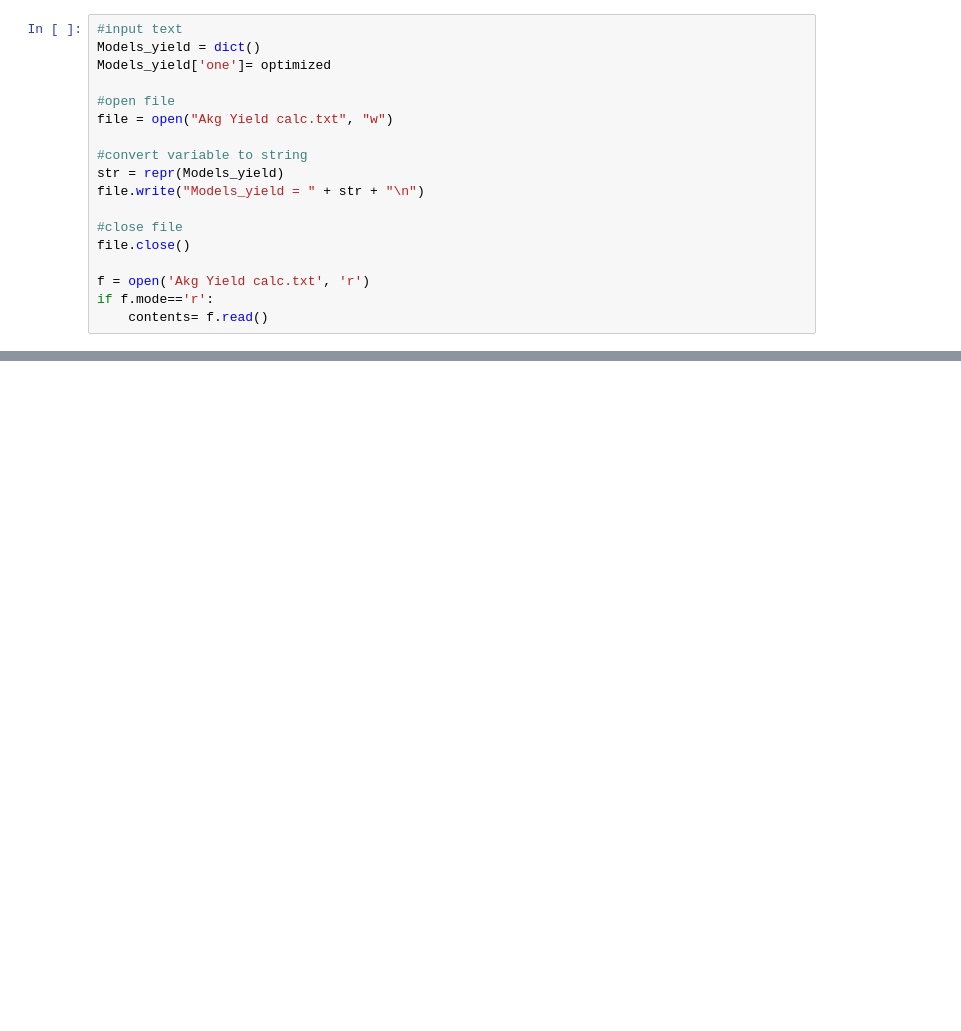
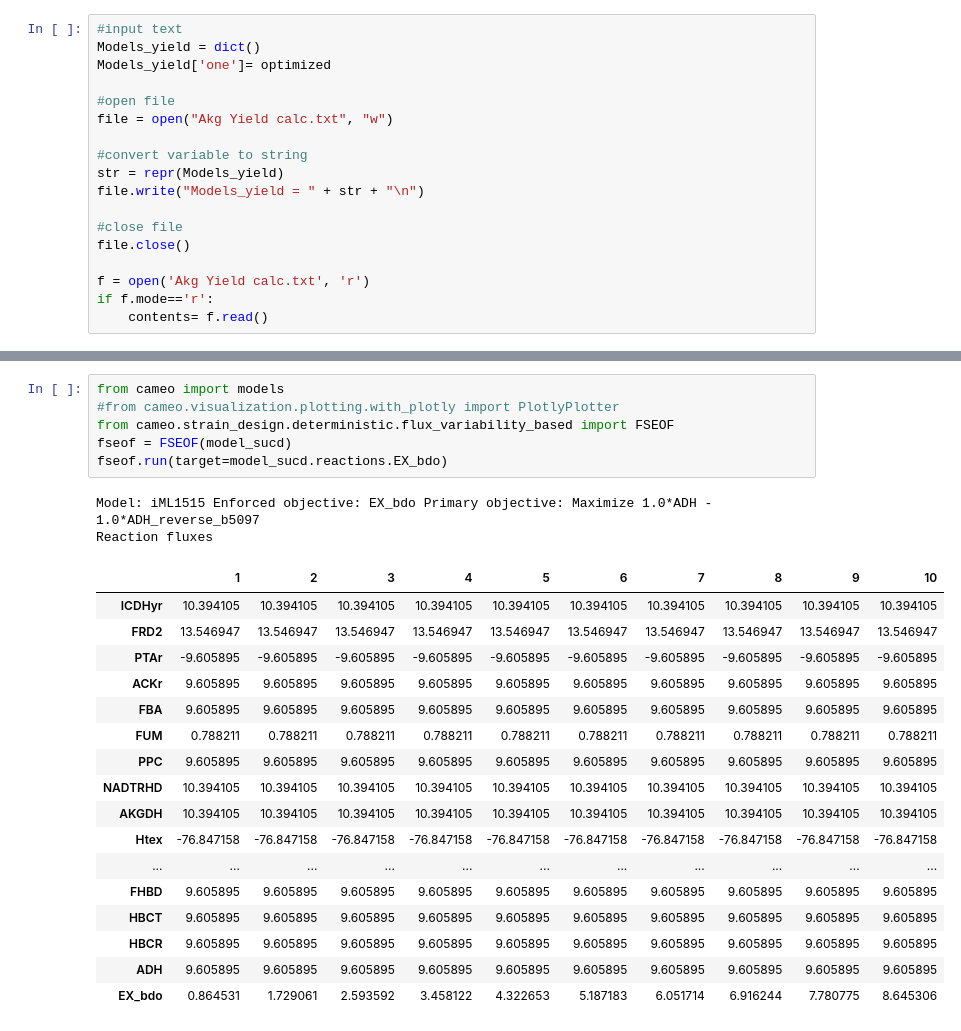
Before and after one commit to 27410/group-assignment-2021-group_11_bdo_production, a Jupyter notebook: BDO project.ipynb, the cells around one changed output, grey strips where cells are left out. Cells and saved outputs as stored; diff of their text form; blank space fills up the shorter version.

Commit message:
FSEOF- part 1

```diff
--- a/BDO project.ipynb
+++ b/BDO project.ipynb
@@ -355,0 +351,26 @@ Yield for model Akg = 0.9708085106382972
+# %%
+from cameo import models
+#from cameo.visualization.plotting.with_plotly import PlotlyPlotter
+from cameo.strain_design.deterministic.flux_variability_based import FSEOF
+fseof = FSEOF(model_sucd)
+fseof.run(target=model_sucd.reactions.EX_bdo)
+# %% [output]
+Model: iML1515 Enforced objective: EX_bdo Primary objective: Maximize 1.0*ADH - 1.0*ADH_reverse_b5097
+Reaction fluxes
+|  | 1 | 2 | 3 | 4 | 5 | 6 | 7 | 8 | 9 | 10 |
+| ICDHyr | 10.394105 | 10.394105 | 10.394105 | 10.394105 | 10.394105 | 10.394105 | 10.394105 | 10.394105 | 10.394105 | 10.394105 |
+| FRD2 | 13.546947 | 13.546947 | 13.546947 | 13.546947 | 13.546947 | 13.546947 | 13.546947 | 13.546947 | 13.546947 | 13.546947 |
+| PTAr | -9.605895 | -9.605895 | -9.605895 | -9.605895 | -9.605895 | -9.605895 | -9.605895 | -9.605895 | -9.605895 | -9.605895 |
+| ACKr | 9.605895 | 9.605895 | 9.605895 | 9.605895 | 9.605895 | 9.605895 | 9.605895 | 9.605895 | 9.605895 | 9.605895 |
+| FBA | 9.605895 | 9.605895 | 9.605895 | 9.605895 | 9.605895 | 9.605895 | 9.605895 | 9.605895 | 9.605895 | 9.605895 |
+| FUM | 0.788211 | 0.788211 | 0.788211 | 0.788211 | 0.788211 | 0.788211 | 0.788211 | 0.788211 | 0.788211 | 0.788211 |
+| PPC | 9.605895 | 9.605895 | 9.605895 | 9.605895 | 9.605895 | 9.605895 | 9.605895 | 9.605895 | 9.605895 | 9.605895 |
+| NADTRHD | 10.394105 | 10.394105 | 10.394105 | 10.394105 | 10.394105 | 10.394105 | 10.394105 | 10.394105 | 10.394105 | 10.394105 |
+| AKGDH | 10.394105 | 10.394105 | 10.394105 | 10.394105 | 10.394105 | 10.394105 | 10.394105 | 10.394105 | 10.394105 | 10.394105 |
+| Htex | -76.847158 | -76.847158 | -76.847158 | -76.847158 | -76.847158 | -76.847158 | -76.847158 | -76.847158 | -76.847158 | -76.847158 |
+| ... | ... | ... | ... | ... | ... | ... | ... | ... | ... | ... |
+| FHBD | 9.605895 | 9.605895 | 9.605895 | 9.605895 | 9.605895 | 9.605895 | 9.605895 | 9.605895 | 9.605895 | 9.605895 |
+| HBCT | 9.605895 | 9.605895 | 9.605895 | 9.605895 | 9.605895 | 9.605895 | 9.605895 | 9.605895 | 9.605895 | 9.605895 |
+| HBCR | 9.605895 | 9.605895 | 9.605895 | 9.605895 | 9.605895 | 9.605895 | 9.605895 | 9.605895 | 9.605895 | 9.605895 |
+| ADH | 9.605895 | 9.605895 | 9.605895 | 9.605895 | 9.605895 | 9.605895 | 9.605895 | 9.605895 | 9.605895 | 9.605895 |
+| EX_bdo | 0.864531 | 1.729061 | 2.593592 | 3.458122 | 4.322653 | 5.187183 | 6.051714 | 6.916244 | 7.780775 | 8.645306 |
```
Also changed, not shown: parts of 18 cells of this notebook, 1 other file.
